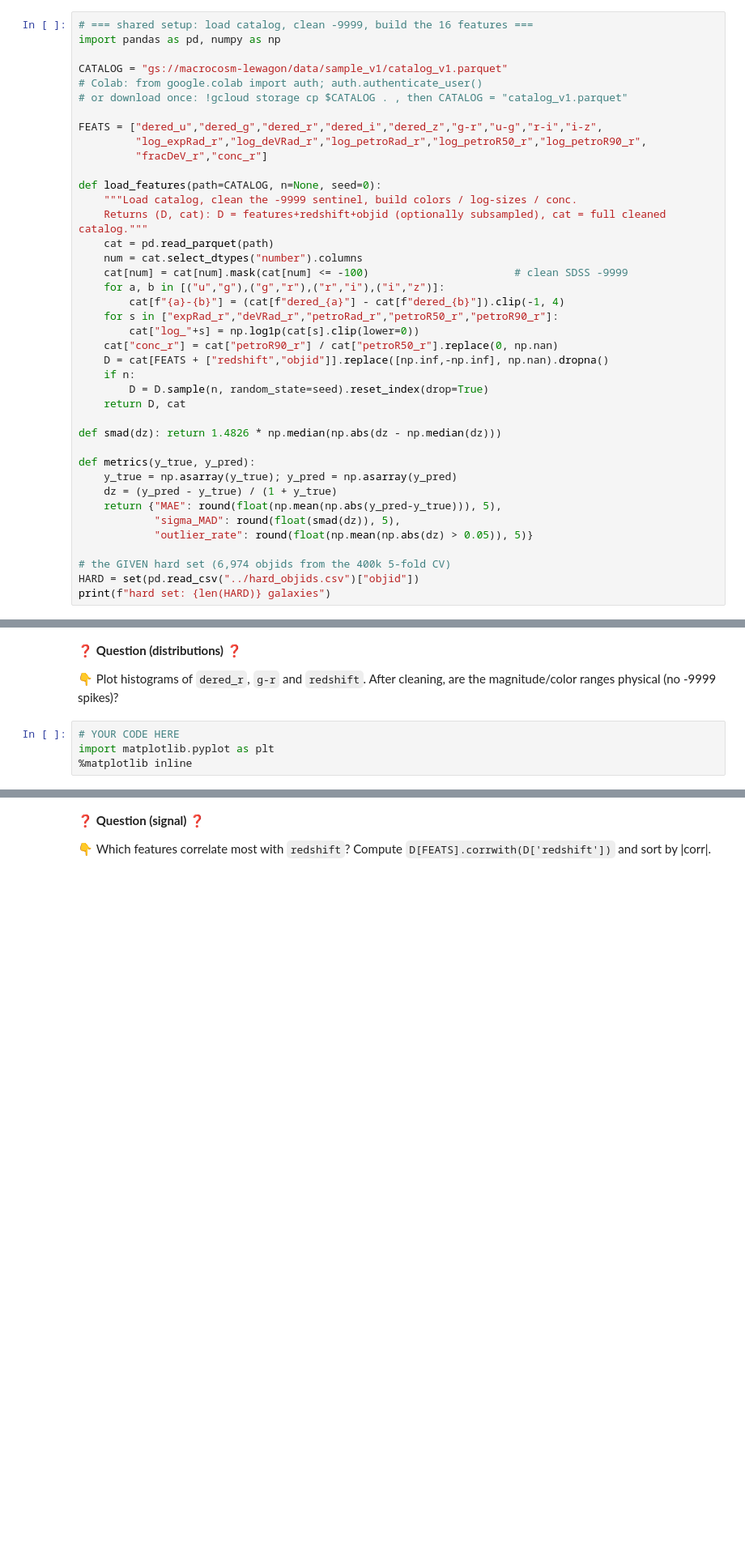
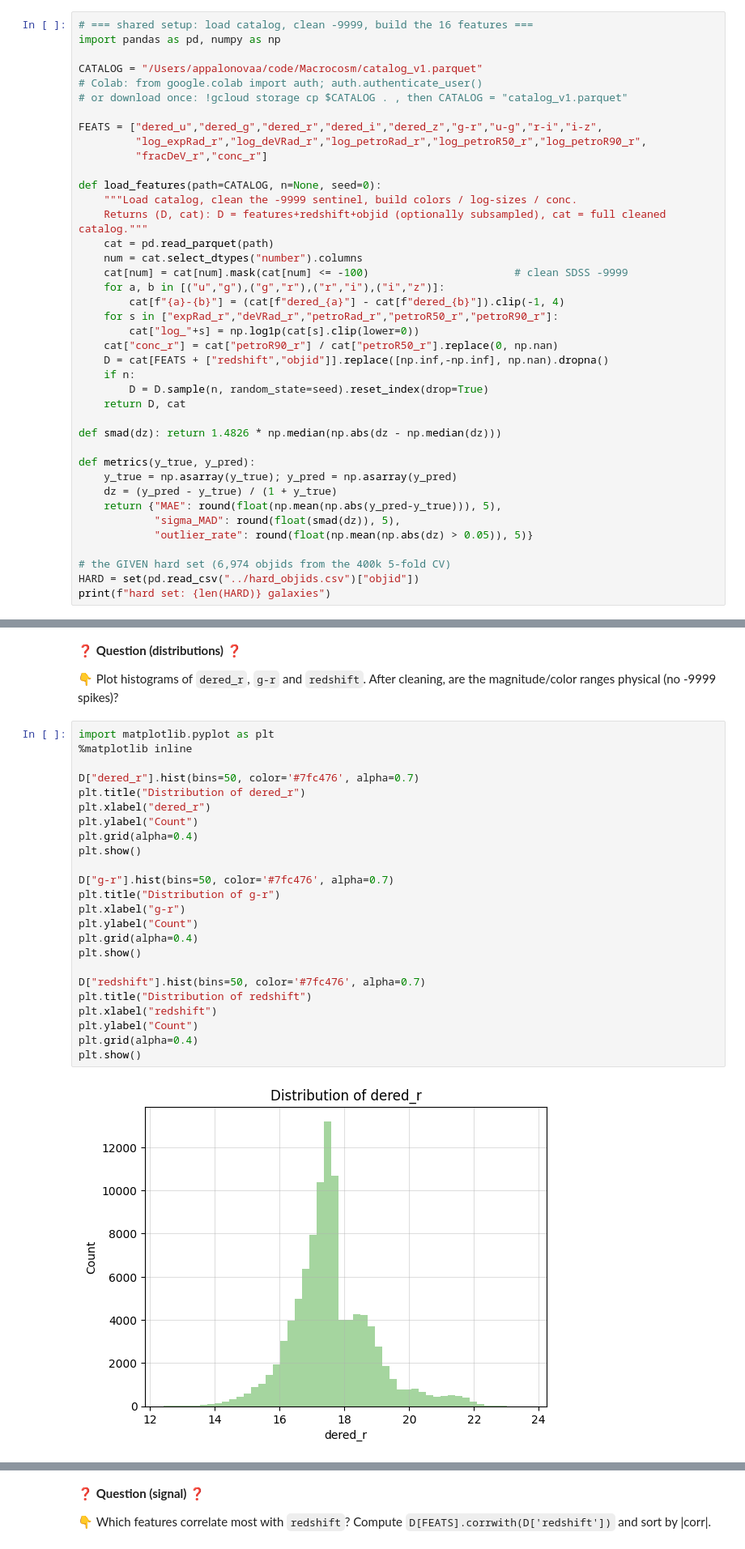
Before and after one commit to Le-Wagon-Macrocosm/Macrocosm, a Jupyter notebook: notebooks/tasks-2026-6-16/01-feature-engineering/task.ipynb, the cells around one changed output, grey strips where cells are left out. Shown at 81% size. Drawn from its saved outputs; the diff is of its cells as text; blank space fills up the shorter version.

```diff
--- a/notebooks/tasks-2026-6-16/01-feature-engineering/task.ipynb
+++ b/notebooks/tasks-2026-6-16/01-feature-engineering/task.ipynb
@@ -23,7 +23,7 @@ recipe, so get it right: clean the `-9999` sentinel, derive the 4 colors, log th
 # === shared setup: load catalog, clean -9999, build the 16 features ===
 import pandas as pd, numpy as np
 
-CATALOG = "gs://macrocosm-lewagon/data/sample_v1/catalog_v1.parquet"
+CATALOG = "/Users/appalonovaa/code/Macrocosm/catalog_v1.parquet"
 # Colab: from google.colab import auth; auth.authenticate_user()
 # or download once: !gcloud storage cp $CATALOG . , then CATALOG = "catalog_v1.parquet"
 
@@ -71,6 +78,28 @@ D, cat = load_features(n=100000, seed=0)
 
 👇 Plot histograms of `dered_r`, `g-r` and `redshift`. After cleaning, are the magnitude/color ranges physical (no -9999 spikes)?
 # %%
-# YOUR CODE HERE
 import matplotlib.pyplot as plt
 %matplotlib inline
+
+D["dered_r"].hist(bins=50, color='#7fc476', alpha=0.7)
+plt.title("Distribution of dered_r")
+plt.xlabel("dered_r")
+plt.ylabel("Count")
+plt.grid(alpha=0.4)
+plt.show()
+
+D["g-r"].hist(bins=50, color='#7fc476', alpha=0.7)
+plt.title("Distribution of g-r")
+plt.xlabel("g-r")
+plt.ylabel("Count")
+plt.grid(alpha=0.4)
+plt.show()
+
+D["redshift"].hist(bins=50, color='#7fc476', alpha=0.7)
+plt.title("Distribution of redshift")
+plt.xlabel("redshift")
+plt.ylabel("Count")
+plt.grid(alpha=0.4)
+plt.show()
+# %% [output]
+[figure, added]
```
Also changed, not shown: parts of 5 cells of this notebook, 1 other file.
